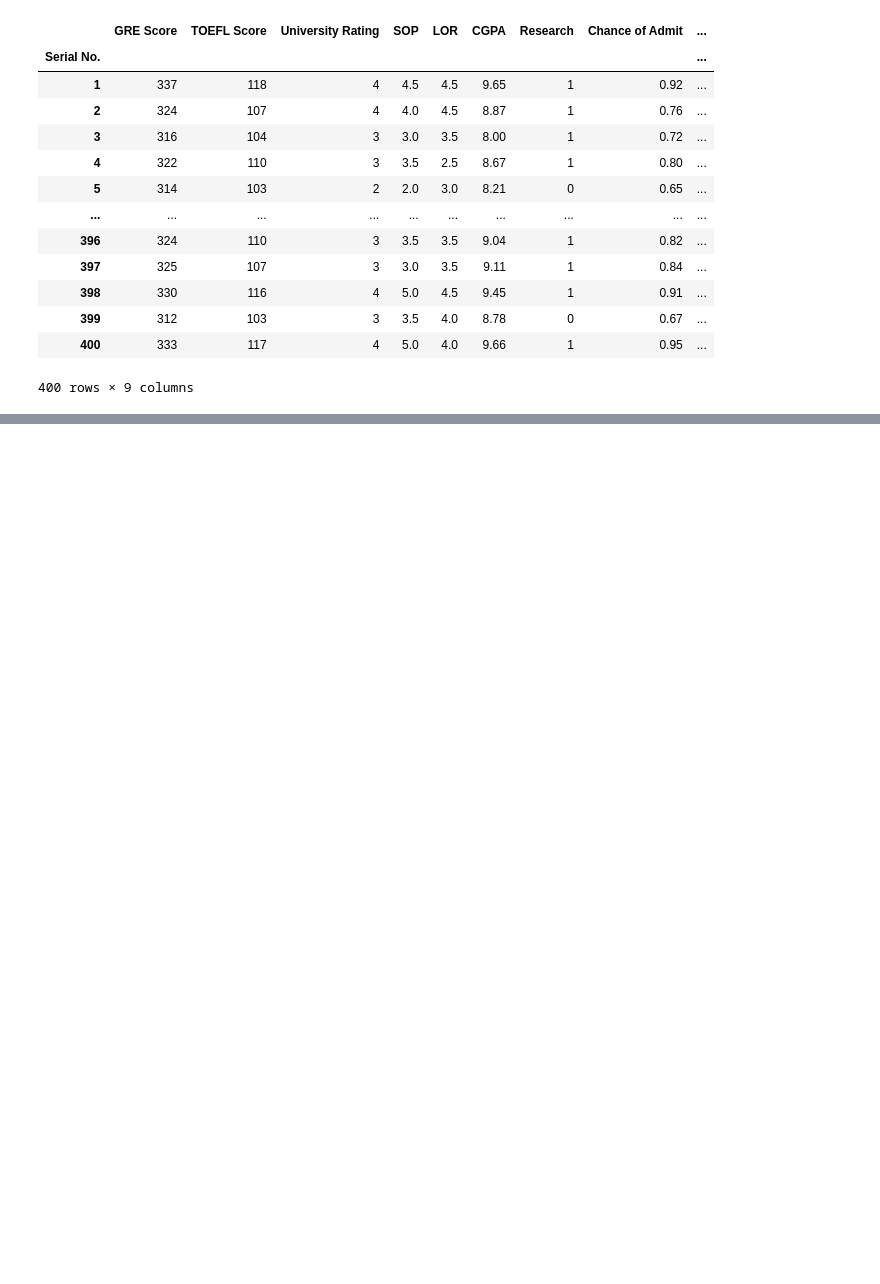
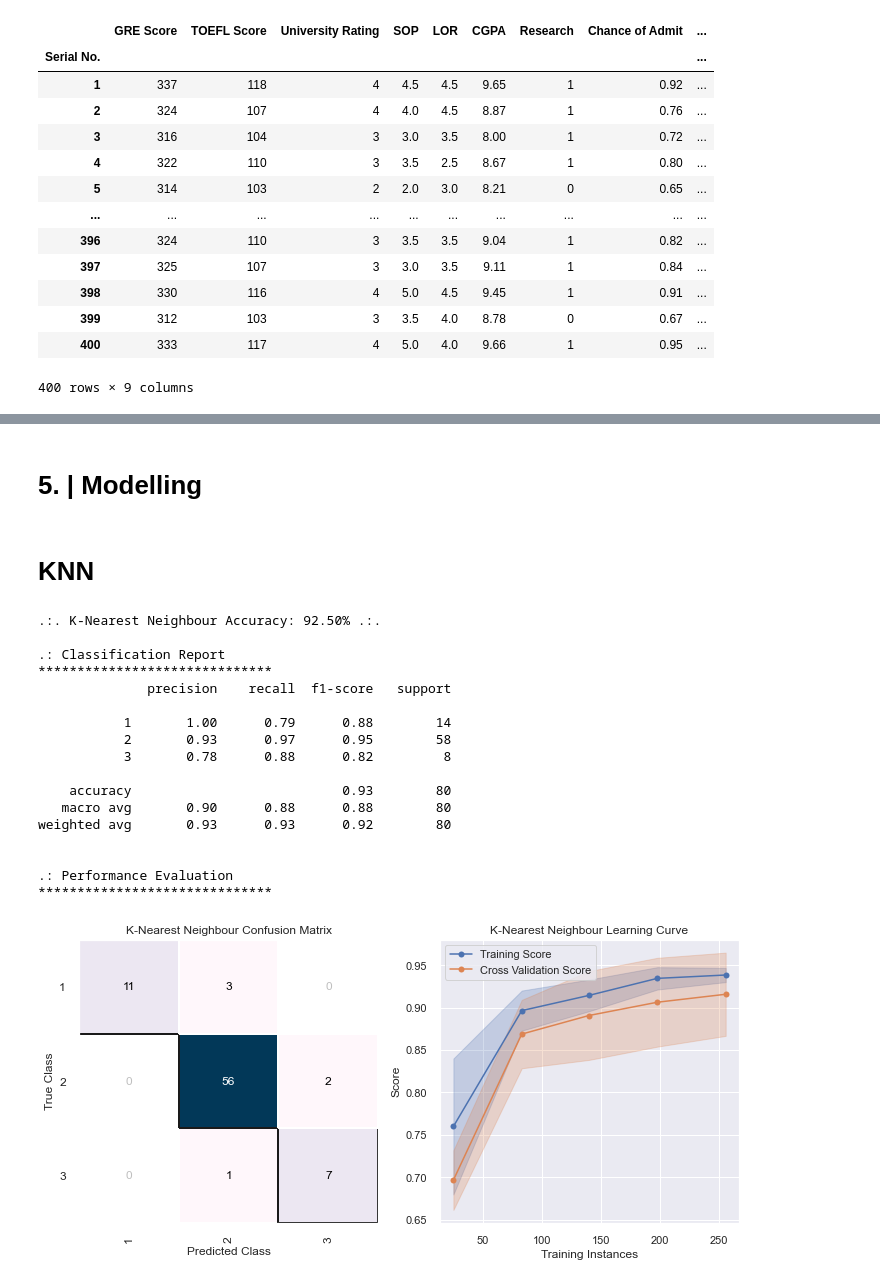
Before and after one commit to MFTDhilah/Insight1, a Jupyter notebook: TAOrbit.ipynb, the cells around one changed output, grey strips where cells are left out. Cells and saved outputs as stored; diff of their text form; code cells hidden in the pictures; blank space fills up the shorter version.

Commit message:
fixing model and dataset

```diff
--- a/TAOrbit.ipynb
+++ b/TAOrbit.ipynb
@@ -182,0 +341,3 @@ df.category.value_counts(dropna=False)
+# %%
+x = df.drop(columns=['category'])
+y = df['category']
@@ -182,0 +349,4 @@ df.category.value_counts(dropna=False)
+# %%
+x = MinMaxScaler().fit_transform(x)
+# %%
+x_train, x_test, y_train, y_test = train_test_split(x, y, test_size=0.2, random_state=0)
@@ -182,0 +355,57 @@ df.category.value_counts(dropna=False)
+# %% [markdown]
+# 5. | Modelling
+# %% [markdown]
+# KNN
+# %%
+# --- Applying KNN ---
+KNNClassifier = KNeighborsClassifier(n_neighbors=6)
+KNNClassifier.fit(x_train, y_train)
+
+y_pred_KNN = KNNClassifier.predict(x_test)
+# %%
+# --- KNN Accuracy ---
+KNNAcc = accuracy_score(y_pred_KNN, y_test)
+print('.:. K-Nearest Neighbour Accuracy:'+'\033[1m {:.2f}%'.format(KNNAcc*100)+' .:.')
+
+# --- KNN Classification Report ---
+print('\n\033[1m'+'.: Classification Report'+'\033[0m')
+print('*' * 30)
+print(classification_report(y_test, y_pred_KNN))
+
+# --- Performance Evaluation ---
+print('\n\033[1m'+'.: Performance Evaluation'+'\033[0m')
+print('*' * 30)
+fig, ((ax1, ax2)) = plt.subplots(1, 2, figsize=(10, 5))
+
+# --- KNN Confusion Matrix ---
+knnmatrix = ConfusionMatrix(KNNClassifier, ax=ax1, cmap='PuBu',
+                            title='K-Nearest Neighbour Confusion Matrix')
+knnmatrix.fit(x_train, y_train)
+knnmatrix.score(x_test, y_test)
+knnmatrix.finalize()
+
+# --- KNN Learning Curve ---
+knnlc = LearningCurve(KNNClassifier, ax=ax2, title='K-Nearest Neighbour Learning Curve')
+knnlc.fit(x_train, y_train)
+knnlc.finalize()
+
+plt.tight_layout();
+# %% [output]
+.:. K-Nearest Neighbour Accuracy: 92.50% .:.
+
+.: Classification Report
+******************************
+              precision    recall  f1-score   support
+
+           1       1.00      0.79      0.88        14
+           2       0.93      0.97      0.95        58
+           3       0.78      0.88      0.82         8
+
+    accuracy                           0.93        80
+   macro avg       0.90      0.88      0.88        80
+weighted avg       0.93      0.93      0.92        80
+
+
+.: Performance Evaluation
+******************************
+[figure, added]
```
Also changed, not shown: parts of 24 cells of this notebook, 1 other file.
